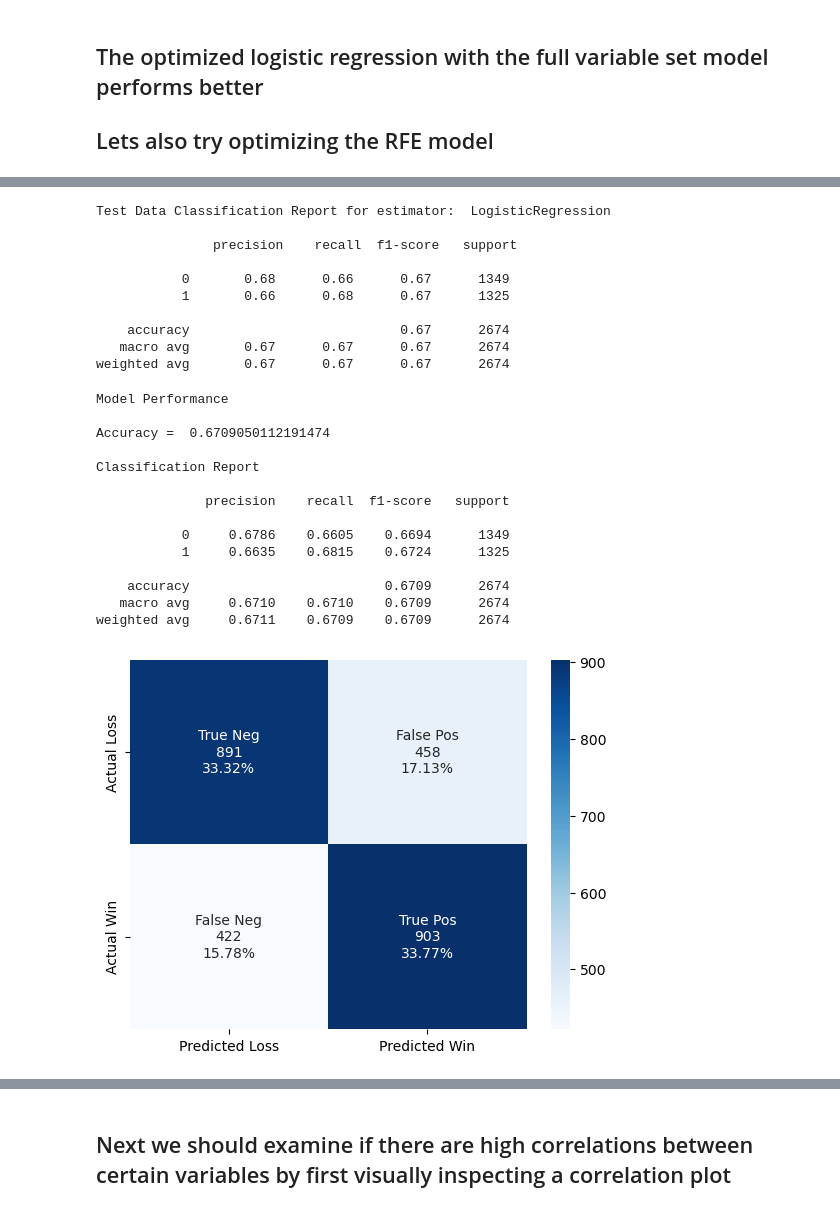
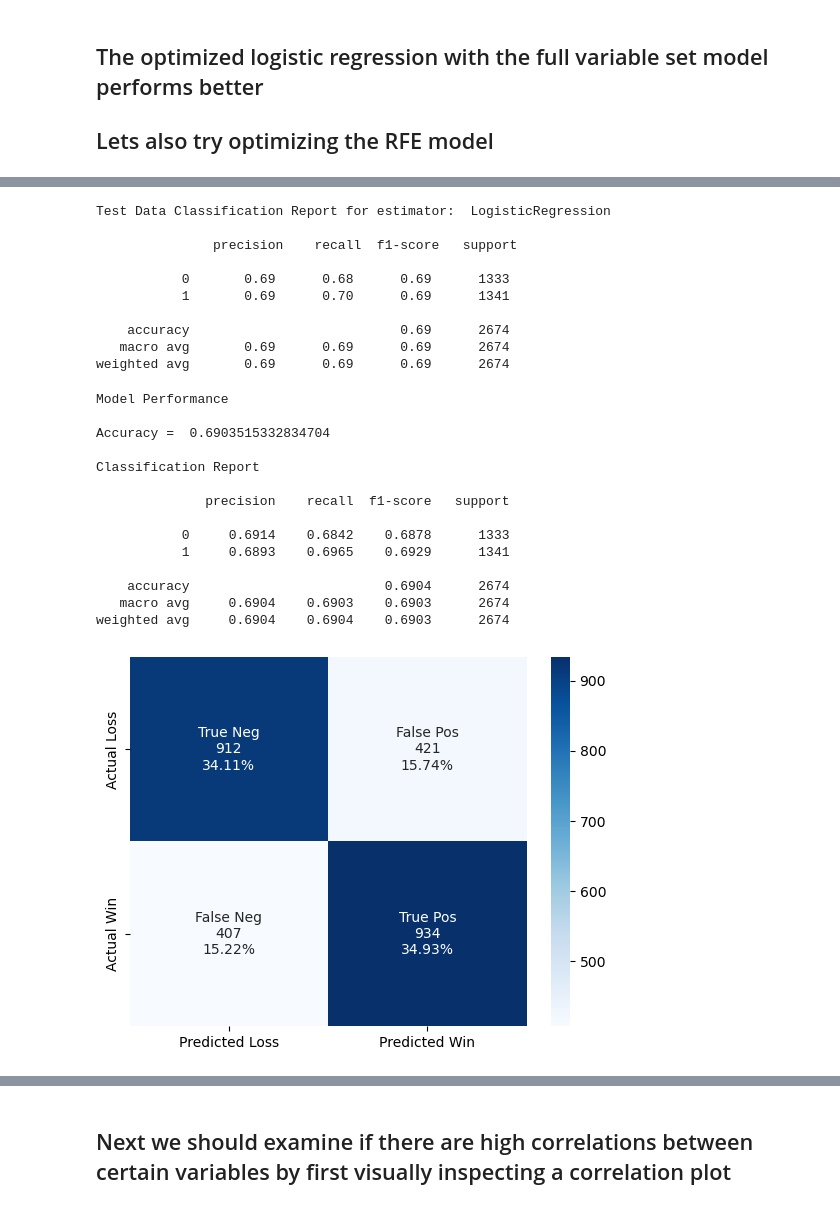
Before and after one commit to piercecappelli/NCAA-Mens-Basketball, a Jupyter notebook: College Basketball Logistic Regression Modeling.ipynb, the cells around one changed output, grey strips where cells are left out. Cells and saved outputs as stored; diff of their text form; code cells hidden in the pictures.

```diff
--- a/College Basketball Logistic Regression Modeling.ipynb
+++ b/College Basketball Logistic Regression Modeling.ipynb
@@ -608,6 +686,7 @@ Index(['FGA', '3P', '3P%', 'FT%', 'TRB', 'AST', 'STL', 'BLK', 'PF', 'eFG',
 # %%
 #creating training data the contains only the retained features
 X_train_full_rfe = X_train_full[X_train_full.columns[LR_selector.support_]]
+X_val_full_rfe = X_val_full[X_val_full.columns[LR_selector.support_]]
 X_test_full_rfe = X_test_full[X_train_full.columns[LR_selector.support_]]
 # %%
 #creating a base logistic regression object
@@ -648,11 +727,15 @@ AUC:  0.7432815362882359     0.7344313747429962     -0.008850161545239654      A
 # %% [markdown]
 ## The optimized logistic regression with the full variable set model performs better
 ## Lets also try optimizing the RFE model
-# %%
-def hyperopt_train_test(params):
-
-    model = LogisticRegression(**params)
-    return cross_val_score(model, X_train_full_rfe, y_train).mean()
+# %%
+#create function to optimize
+
+def hyperopt_train_test(params):
+
+    model = LogisticRegression(**params)
+    model.fit(X_train_full_rfe, y_train)
+    y_pred = model.predict(X_val_full_rfe)
+    return accuracy_score(y_val, y_pred)
 # %%
 space = {
     'penalty': hp.choice('penalty', ['l2']),
@@ -660,7 +743,7 @@ space = {
                                    'liblinear',
                                   'lbfgs',
                                   'sag']),
-    'C': hp.uniform('C', 0.0,1.0),
+    'C': hp.uniform('C', 0.0,0.1),
     'max_iter': 5000,
     'random_state': 42,
 }
@@ -739,39 +822,39 @@ weighted avg       0.68      0.68      0.68      8019
 # %%
-y_pred = hyp_rfe.predict(X_test_full_rfe)
+y_pred = hyp_rfe.predict(X_val_full_rfe)
 
 # TEST -- classification report and store predictions/ probabilities
 print('Test Data Classification Report for estimator: ',
       str(hyp_rfe).split('(')[0])
-print('\n', classification_report(y_test, y_pred))
+print('\n', classification_report(y_val, y_pred))
 # %% [output]
 Test Data Classification Report for estimator:  LogisticRegression
 
                precision    recall  f1-score   support
 
-           0       0.68      0.66      0.67      1349
-           1       0.66      0.68      0.67      1325
+           0       0.69      0.68      0.69      1333
+           1       0.69      0.70      0.69      1341
 
-    accuracy                           0.67      2674
-   macro avg       0.67      0.67      0.67      2674
-weighted avg       0.67      0.67      0.67      2674
+    accuracy                           0.69      2674
+   macro avg       0.69      0.69      0.69      2674
+weighted avg       0.69      0.69      0.69      2674
 # %%
-evaluate_classification(hyp_rfe, X_test_full_rfe, y_test)
+evaluate_classification(hyp_rfe, X_val_full_rfe, y_val)
 # %% [output]
 Model Performance
 
-Accuracy =  0.6709050112191474
+Accuracy =  0.6903515332834704
 
 Classification Report
 
               precision    recall  f1-score   support
 
-           0     0.6786    0.6605    0.6694      1349
-           1     0.6635    0.6815    0.6724      1325
+           0     0.6914    0.6842    0.6878      1333
+           1     0.6893    0.6965    0.6929      1341
 
-    accuracy                         0.6709      2674
-   macro avg     0.6710    0.6710    0.6709      2674
-weighted avg     0.6711    0.6709    0.6709      2674
+    accuracy                         0.6904      2674
+   macro avg     0.6904    0.6903    0.6903      2674
+weighted avg     0.6904    0.6904    0.6903      2674
-[figure, old version]
+[figure, new version]
 # %%
 #examine loss and C parameter graphs over all iterations of hyperopt
 results=np.array([[x['result']['loss'],
```
Also changed, not shown: parts of 60 cells of this notebook.
